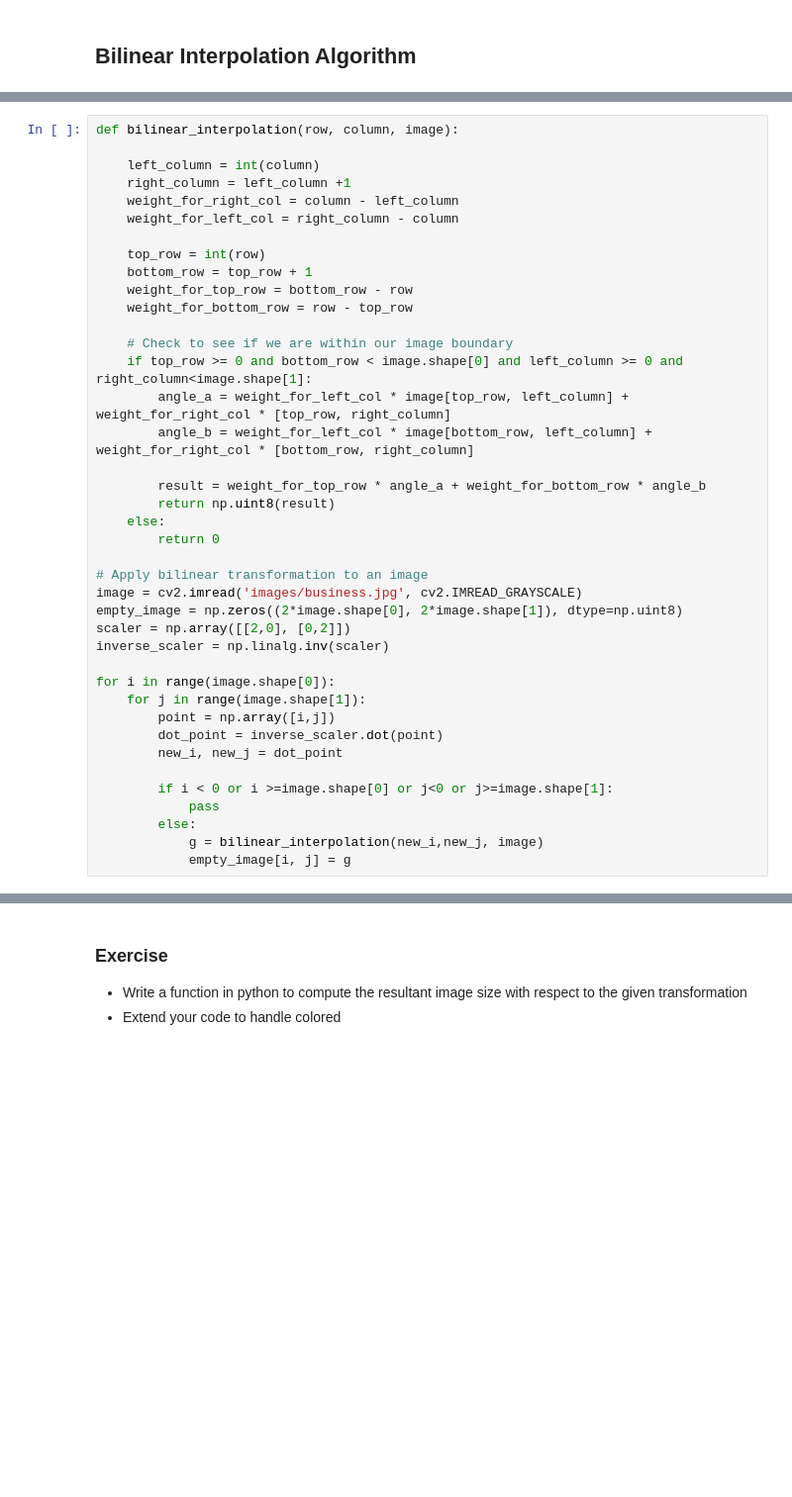
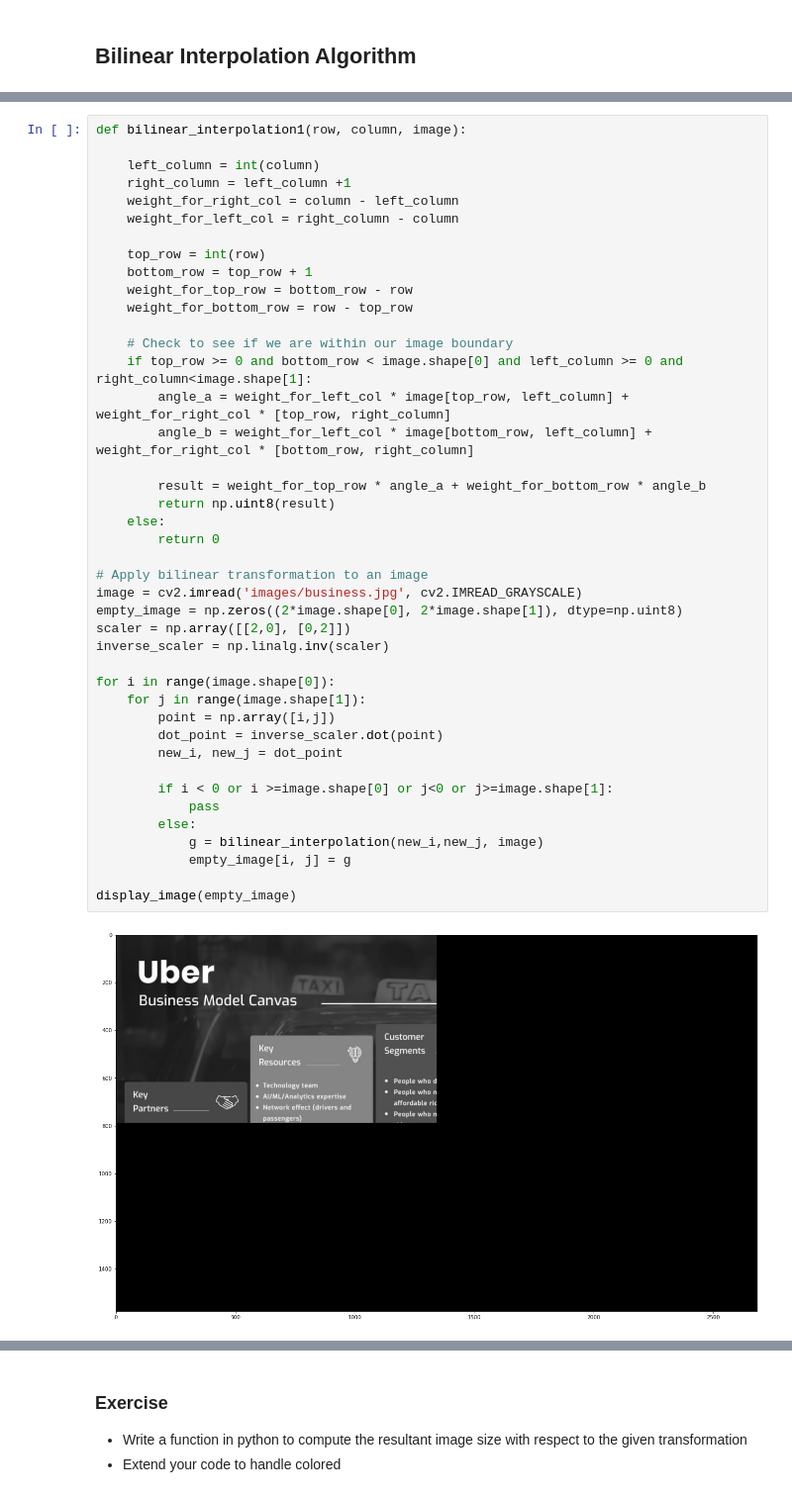
Before and after one commit to anice1/Intro-to-CV, a Jupyter notebook: Geometric-Transformation.ipynb, the cells around one changed output, grey strips where cells are left out. Shown at 99% size. Drawn from its saved outputs; the diff is of its cells as text; blank space fills up the shorter version.

```diff
--- a/Geometric-Transformation.ipynb
+++ b/Geometric-Transformation.ipynb
@@ -142,5 +189,5 @@ display_image(new_image)
 # %%
-def bilinear_interpolation(row, column, image):
+def bilinear_interpolation1(row, column, image):
 
     left_column = int(column)
     right_column = left_column +1
@@ -152,33 +199,37 @@ def bilinear_interpolation(row, column, image):
     weight_for_top_row = bottom_row - row
     weight_for_bottom_row = row - top_row
 
     # Check to see if we are within our image boundary
     if top_row >= 0 and bottom_row < image.shape[0] and left_column >= 0 and right_column<image.shape[1]:
         angle_a = weight_for_left_col * image[top_row, left_column] + weight_for_right_col * [top_row, right_column]
         angle_b = weight_for_left_col * image[bottom_row, left_column] + weight_for_right_col * [bottom_row, right_column]
 
         result = weight_for_top_row * angle_a + weight_for_bottom_row * angle_b
         return np.uint8(result)
     else:
         return 0
 
 # Apply bilinear transformation to an image
 image = cv2.imread('images/business.jpg', cv2.IMREAD_GRAYSCALE)
 empty_image = np.zeros((2*image.shape[0], 2*image.shape[1]), dtype=np.uint8)
 scaler = np.array([[2,0], [0,2]])
 inverse_scaler = np.linalg.inv(scaler)
 
 for i in range(image.shape[0]):
     for j in range(image.shape[1]):
         point = np.array([i,j])
         dot_point = inverse_scaler.dot(point)
         new_i, new_j = dot_point
 
         if i < 0 or i >=image.shape[0] or j<0 or j>=image.shape[1]:
             pass
         else:
             g = bilinear_interpolation(new_i,new_j, image)
             empty_image[i, j] = g
+
+display_image(empty_image)
+# %% [output]
+[figure, added]
 # %%
 from config import BilinearInterpolation
 image = cv2.imread('images/business.jpg', cv2.IMREAD_GRAYSCALE)
```
Also changed, not shown: parts of 30 cells of this notebook, 2 other files.
